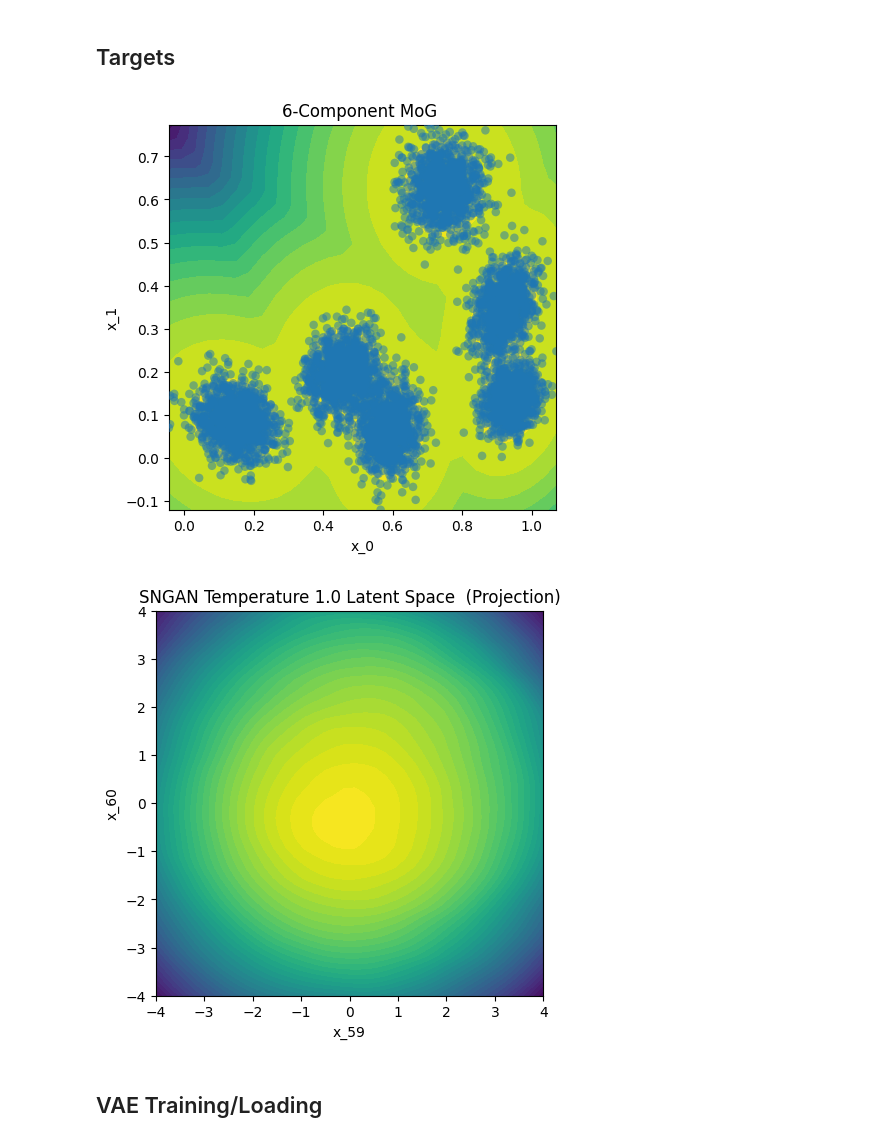
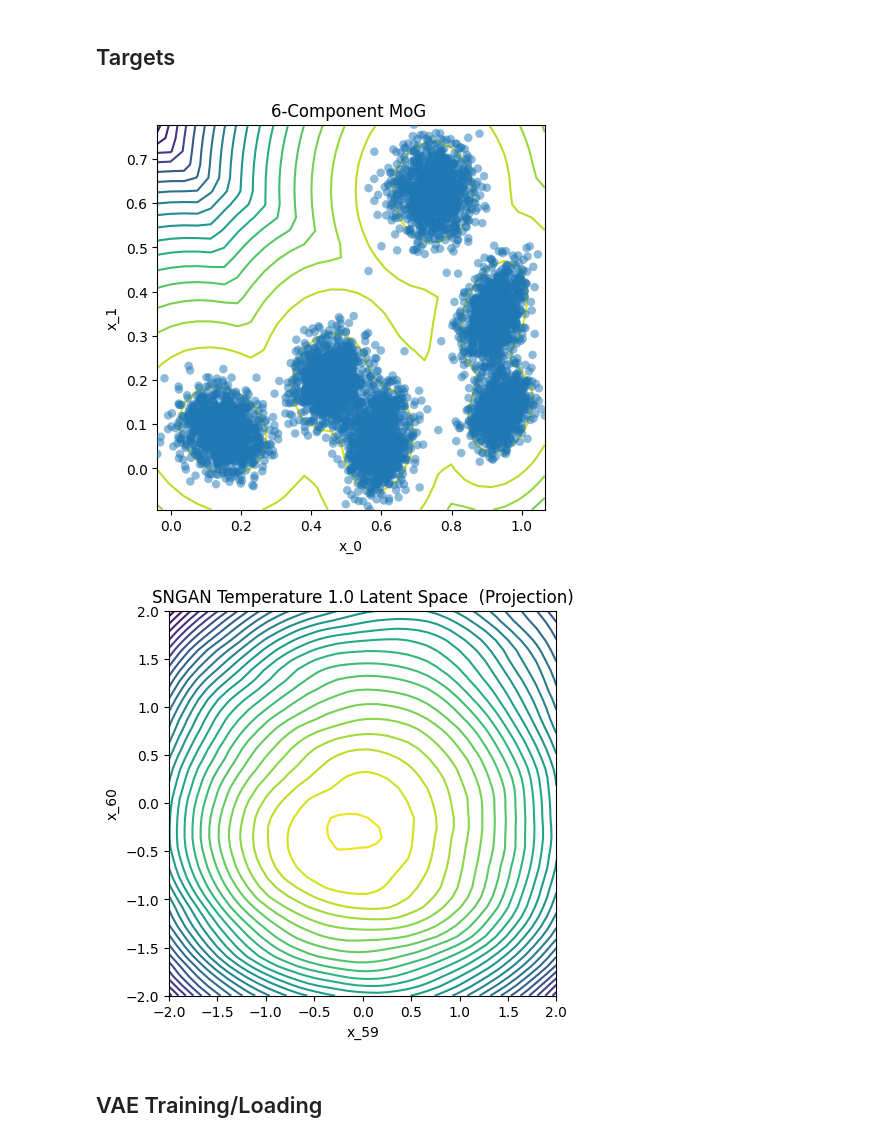
Before and after one commit to xapq/approximate-metropolis-hastings, a Jupyter notebook: notebooks/LikelihoodEstimatorsComparison.ipynb, the cells around one changed output. Drawn from its saved outputs; the diff is of its cells as text; code cells hidden in the pictures.

```diff
--- a/notebooks/LikelihoodEstimatorsComparison.ipynb
+++ b/notebooks/LikelihoodEstimatorsComparison.ipynb
@@ -65,7 +65,7 @@ def plot_target(N=4000, xlim=None, ylim=None, levels=30, dpi=30, proj_dims=(0, 1
     points[:, proj_dims[1]] = Y.ravel()
     Z = target.log_prob(points.to(device)).reshape(dpi, dpi)
 
-    ax.contourf(to_numpy(X), to_numpy(Y), to_numpy(Z), levels=levels)
+    ax.contour(to_numpy(X), to_numpy(Y), to_numpy(Z), levels=levels)
     ax.set_xlim(*xlim)
     ax.set_ylim(*ylim)
     ax.set_xlabel(f'x_{proj_dims[0]}')
@@ -86,22 +86,22 @@ target_friendly_name = f'{n_components}-Component MoG'
 plot_target(N=6_000, levels=20)
 torch.cuda.empty_cache()
 # %% [output]
-[figure, old version]
+[figure, new version]
 # %%
 # Target 2
 try:
     target = SNGANLatentSpace(device=device, temperature=1.0)
     D = target.latent_dim
     target_name = target.name()
     target_friendly_name = target.friendly_name()
-    plot_target(N=1_000, xlim=(-4, 4), ylim=(-4, 4), levels=40, dpi=40, proj_dims=(59, 60), plot_samples=False)
+    plot_target(N=1_000, xlim=(-2, 2), ylim=(-2, 2), levels=40, dpi=40, proj_dims=(59, 60), plot_samples=False)
 except torch.cuda.OutOfMemoryError:
     print("Memory allocation failed")
     del target
 
 torch.cuda.empty_cache()
 # %% [output]
-[figure, old version]
+[figure, new version]
 # %% [markdown]
 ## VAE Training/Loading
 # %%
```
Also changed, not shown: parts of 5 cells of this notebook, 2 other files.
